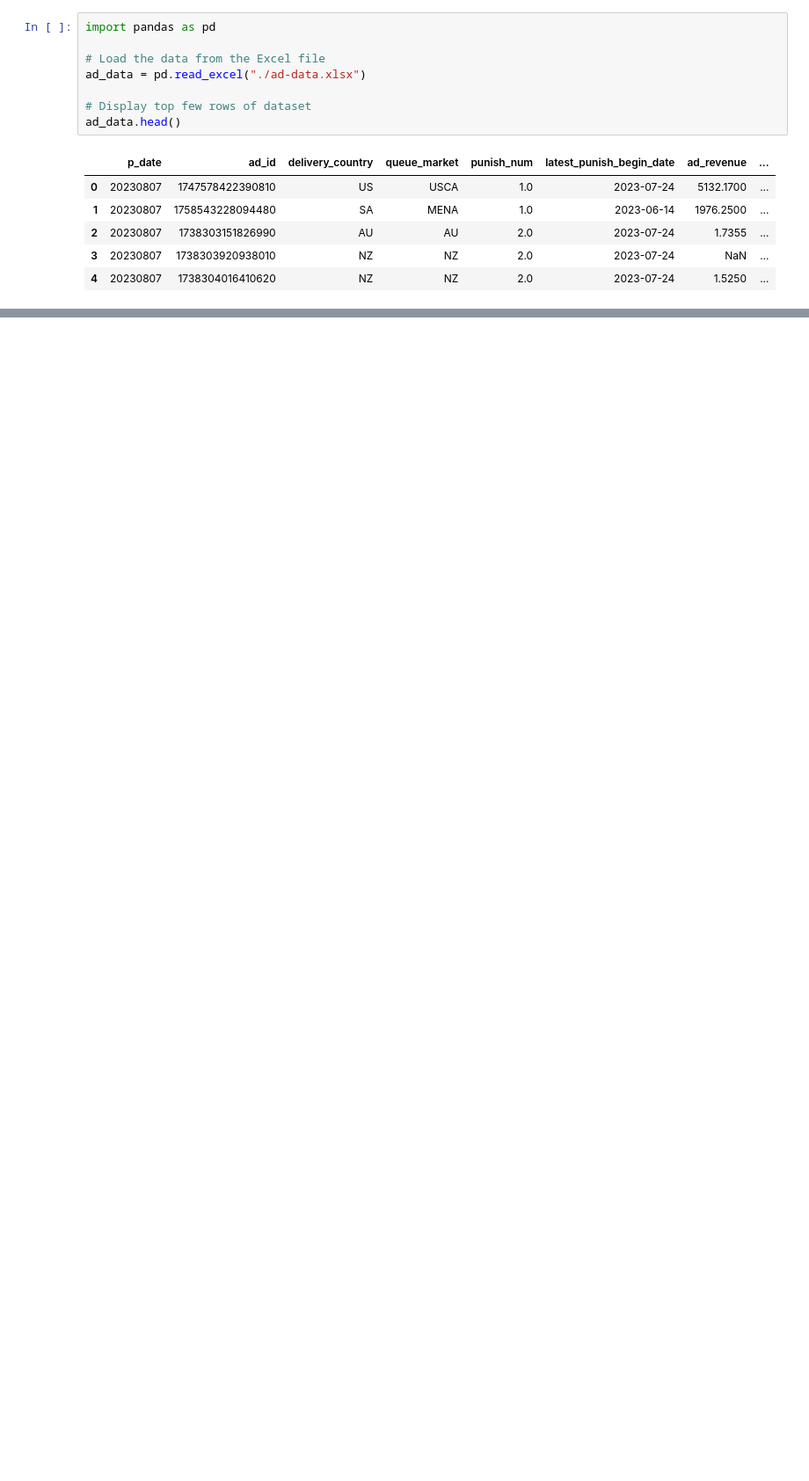
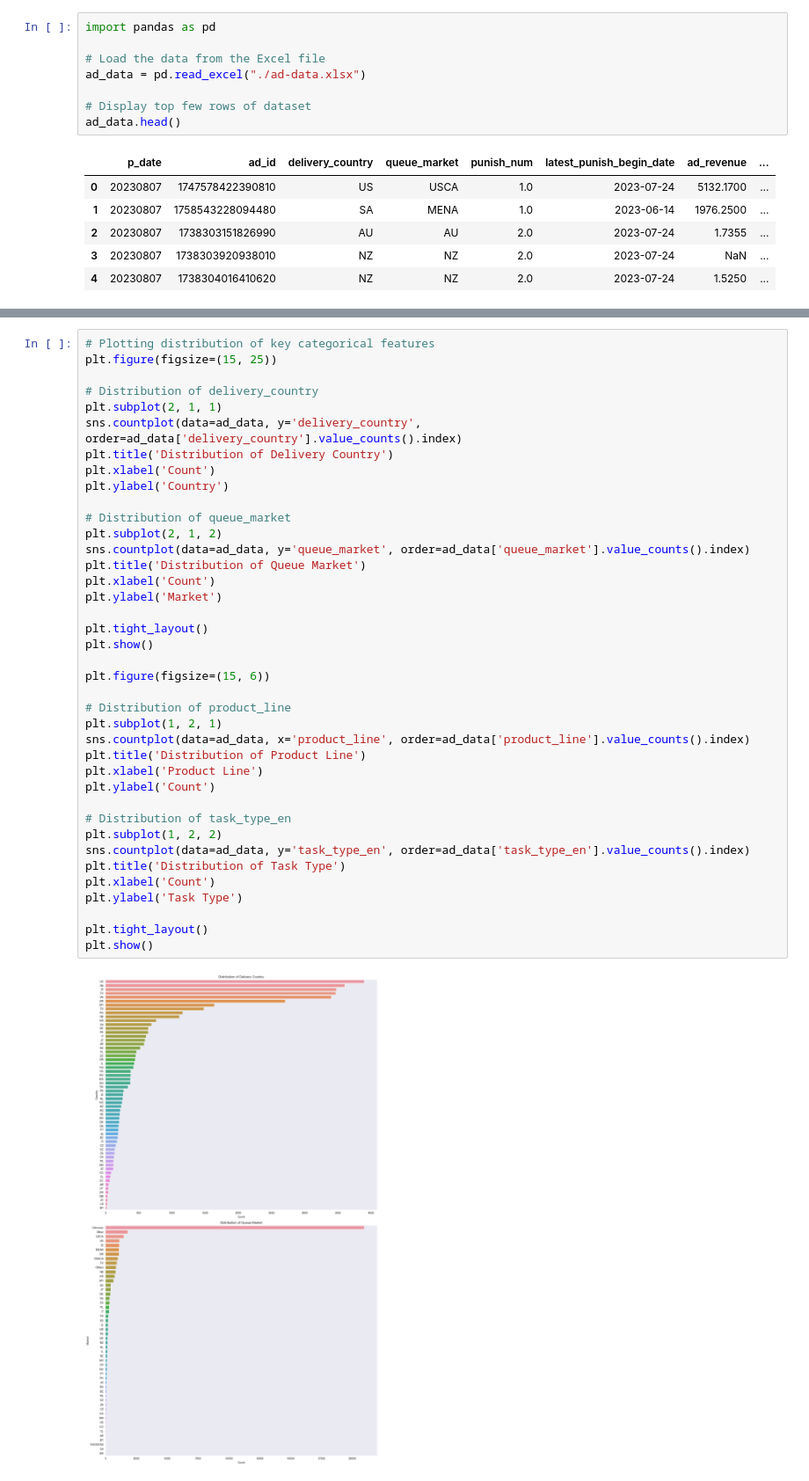
Before and after one commit to poon-zx/tiktok-ads-model, a Jupyter notebook: EDA/ads-eda.ipynb, the cells around one changed output, grey strips where cells are left out. Shown at 88% size. Saved outputs shown, nothing was run; the diff lists cells and outputs as text; blank space fills up the shorter version.

```diff
--- a/EDA/ads-eda.ipynb
+++ b/EDA/ads-eda.ipynb
@@ -41,0 +232,41 @@ When first dealing with any dataset, it is important to do Exploratory Data Anal
+# %%
+# Plotting distribution of key categorical features
+plt.figure(figsize=(15, 25))
+
+# Distribution of delivery_country
+plt.subplot(2, 1, 1)
+sns.countplot(data=ad_data, y='delivery_country', order=ad_data['delivery_country'].value_counts().index)
+plt.title('Distribution of Delivery Country')
+plt.xlabel('Count')
+plt.ylabel('Country')
+
+# Distribution of queue_market
+plt.subplot(2, 1, 2)
+sns.countplot(data=ad_data, y='queue_market', order=ad_data['queue_market'].value_counts().index)
+plt.title('Distribution of Queue Market')
+plt.xlabel('Count')
+plt.ylabel('Market')
+
+plt.tight_layout()
+plt.show()
+
+plt.figure(figsize=(15, 6))
+
+# Distribution of product_line
+plt.subplot(1, 2, 1)
+sns.countplot(data=ad_data, x='product_line', order=ad_data['product_line'].value_counts().index)
+plt.title('Distribution of Product Line')
+plt.xlabel('Product Line')
+plt.ylabel('Count')
+
+# Distribution of task_type_en
+plt.subplot(1, 2, 2)
+sns.countplot(data=ad_data, y='task_type_en', order=ad_data['task_type_en'].value_counts().index)
+plt.title('Distribution of Task Type')
+plt.xlabel('Count')
+plt.ylabel('Task Type')
+
+plt.tight_layout()
+plt.show()
+# %% [output]
+[figure, added]
```
Also changed, not shown: parts of 29 cells of this notebook, 1 other file.
